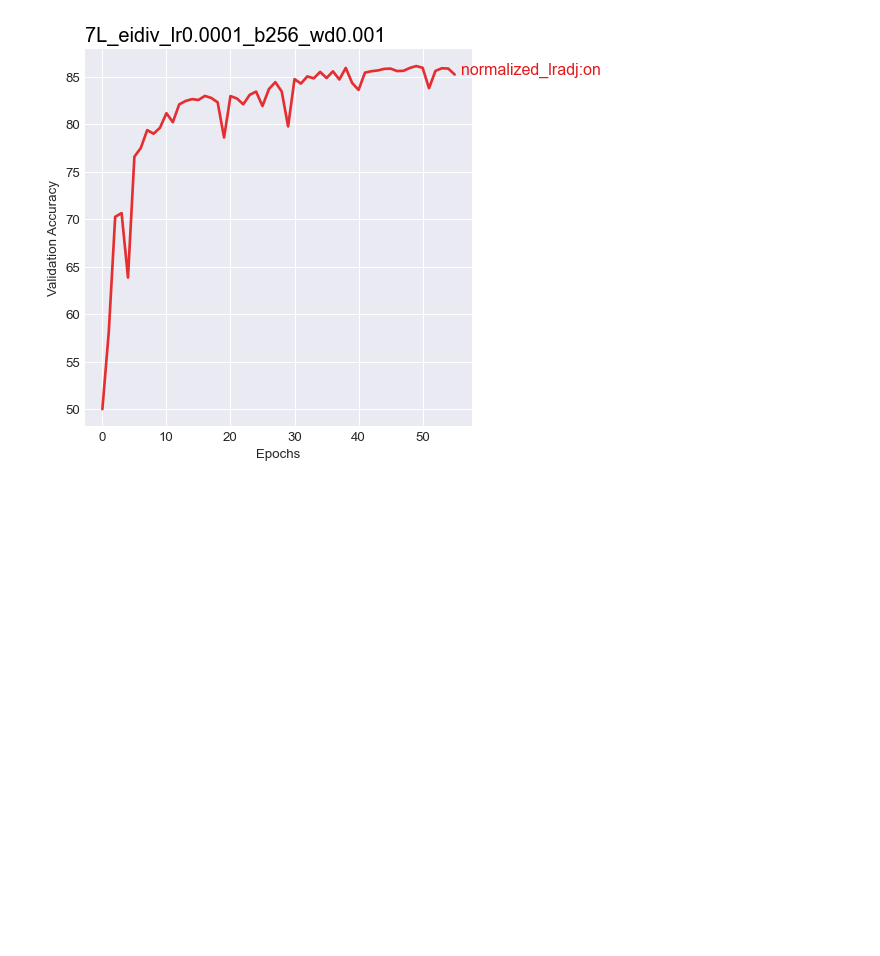
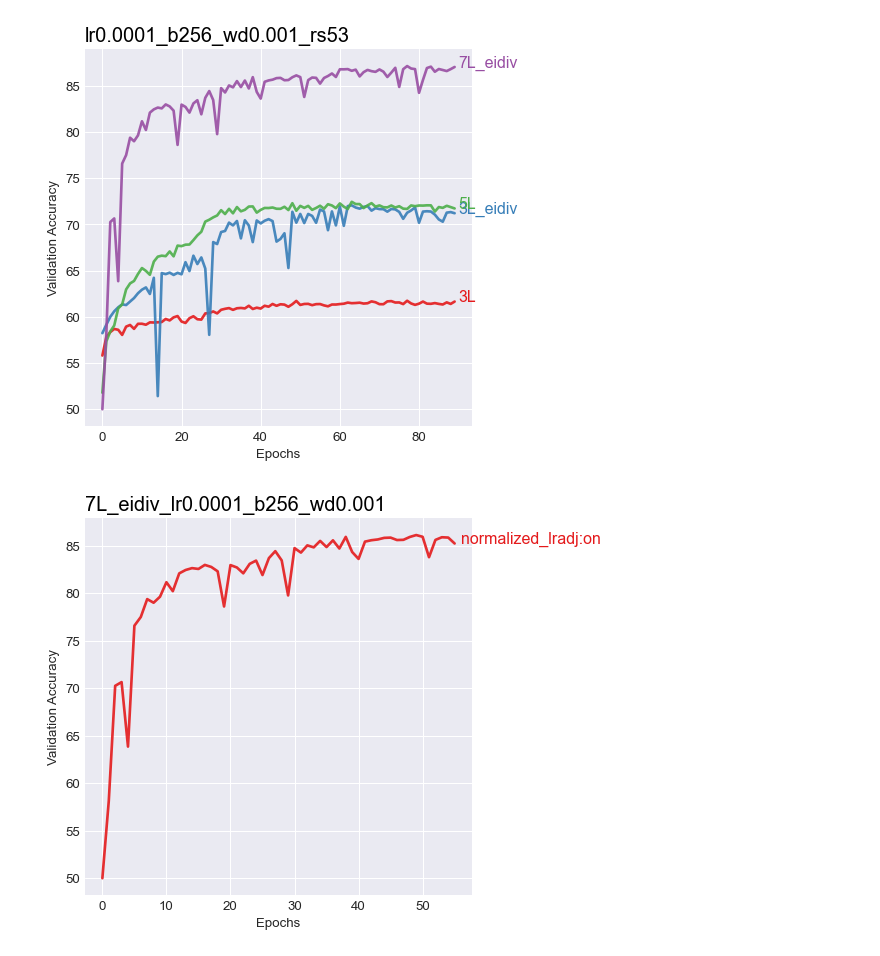
Before and after one commit to hiyuantang/marked_long, a Jupyter notebook: results/vis.ipynb, the cells around one changed output. Drawn from its saved outputs; the diff is of its cells as text; code cells hidden in the pictures; blank space fills up the shorter version.

Commit message:
upload new results

```diff
--- a/results/vis.ipynb
+++ b/results/vis.ipynb
@@ -64,6 +64,18 @@ L7eidiv_rs53_0001_e90_fcdropout_wd1e2 = get_val_results('./val_L7eidiv_epochs90_
 L7eidiv_rs53_0001_e90_fcdropout_wd1e3 = get_val_results('./val_L7eidiv_epochs90_nolradj/lr0.0001_rs53_fcdropout_wd1e-3.txt')
 L7eidiv_rs53_0001_e90_fcdropout_wd1e3_norm = get_val_results('./val_L7eidiv_epochs90_nolradj/lr0.0001_rs53_fcdropout_wd1e-3_norm.txt')
 L7eidiv_rs53_0001_e90_fcdropout_wd1e3_norm_lradjon = get_val_results('./val_L7eidiv_epochs90_nolradj/lr0.0001_rs53_fcdropout_wd1e-3_norm_lradjon.txt')
+
+#validation results from -b 256 --epochs 90 --wd 0.001 --lr 0.0001 --rs53 datasplit 8:2
+L3 = get_val_results('./val_L7eidiv_epochs90_nolradj/3L.txt')
+L3eidiv = get_val_results('./val_L7eidiv_epochs90_nolradj/3Leidiv.txt')
+L5 = get_val_results('./val_L7eidiv_epochs90_nolradj/5L.txt')
+L7eidiv = get_val_results('./val_L7eidiv_epochs90_nolradj/7Leidiv.txt')
+# %%
+acc_list = np.array([L3, L3eidiv, L5, L7eidiv], dtype=object)
+name_list = np.array(['3L', '3L_eidiv', '5L', '7L_eidiv'])
+vis(acc_list, name_list, 'lr0.0001_b256_wd0.001_rs53')
+# %% [output]
+[figure, added]
 # %%
 acc_list = np.array([L7eidiv_rs53_0001_e90_fcdropout_wd1e3_norm_lradjon], dtype=object)
 name_list = np.array(['normalized_lradj:on'])
```
Also changed, not shown: 4 other files.
